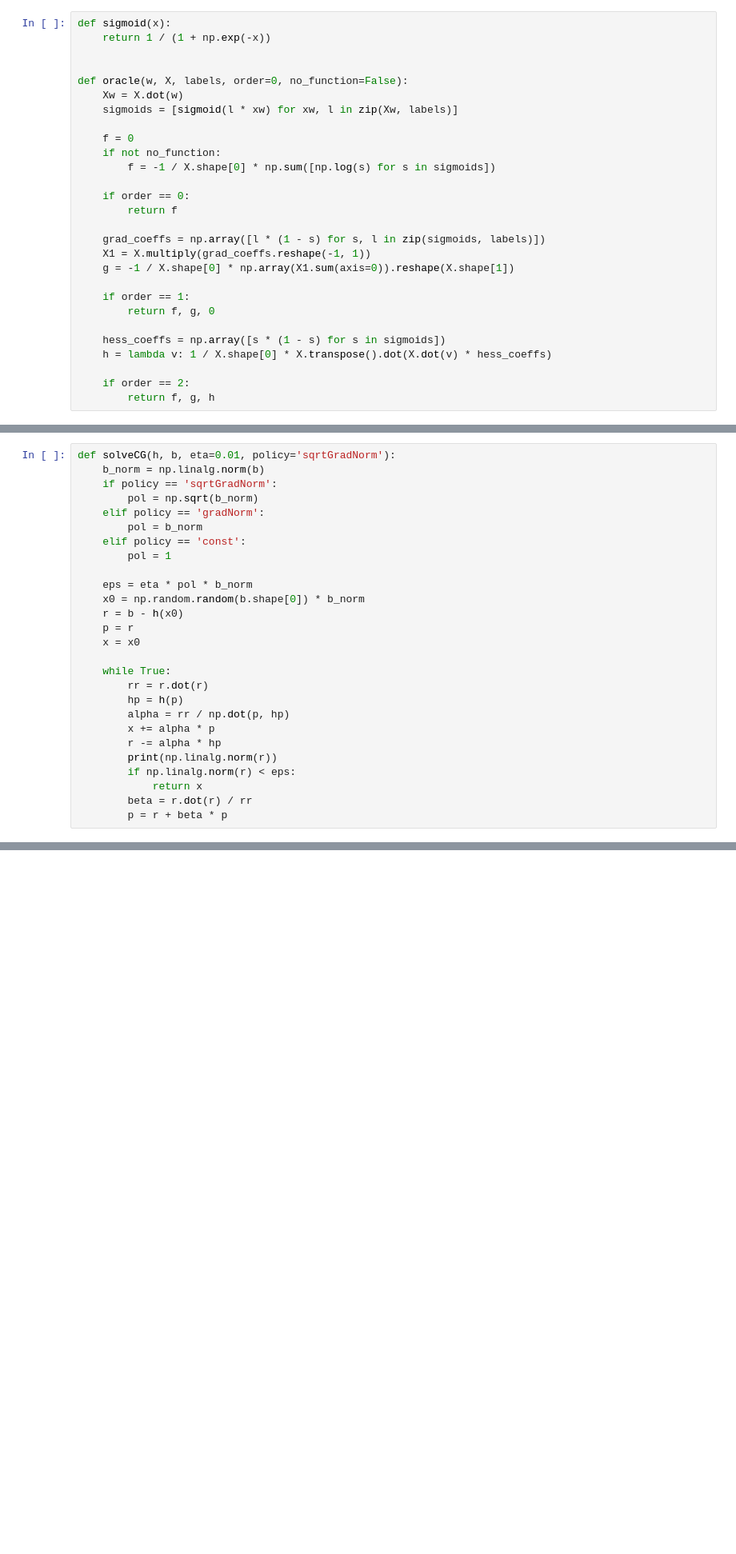
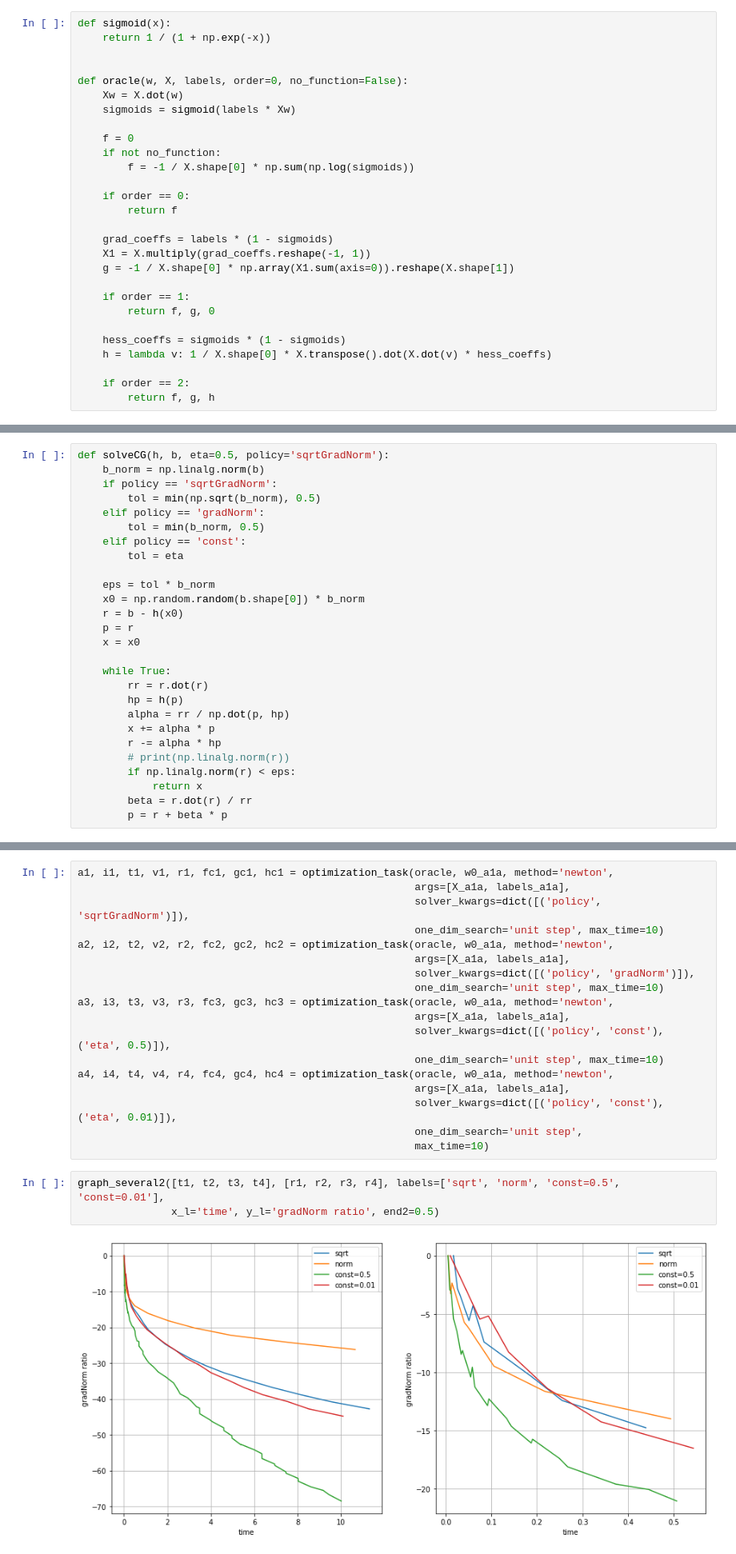
Before and after one commit to Andreev-Nikita-1/PyCharm-Projects, a Jupyter notebook: PyProject1/notebooks/met-opt-3.ipynb, the cells around one changed output, grey strips where cells are left out. Shown at 80% size. Saved outputs shown, nothing was run; the diff lists cells and outputs as text; blank space fills up the shorter version.

```diff
--- a/PyProject1/notebooks/met-opt-3.ipynb
+++ b/PyProject1/notebooks/met-opt-3.ipynb
@@ -20,23 +20,23 @@ def sigmoid(x):
 
 def oracle(w, X, labels, order=0, no_function=False):
     Xw = X.dot(w)
-    sigmoids = [sigmoid(l * xw) for xw, l in zip(Xw, labels)]
+    sigmoids = sigmoid(labels * Xw)
 
     f = 0
     if not no_function:
-        f = -1 / X.shape[0] * np.sum([np.log(s) for s in sigmoids])
+        f = -1 / X.shape[0] * np.sum(np.log(sigmoids))
 
     if order == 0:
         return f
 
-    grad_coeffs = np.array([l * (1 - s) for s, l in zip(sigmoids, labels)])
+    grad_coeffs = labels * (1 - sigmoids)
     X1 = X.multiply(grad_coeffs.reshape(-1, 1))
     g = -1 / X.shape[0] * np.array(X1.sum(axis=0)).reshape(X.shape[1])
 
     if order == 1:
         return f, g, 0
 
-    hess_coeffs = np.array([s * (1 - s) for s in sigmoids])
+    hess_coeffs = sigmoids * (1 - sigmoids)
     h = lambda v: 1 / X.shape[0] * X.transpose().dot(X.dot(v) * hess_coeffs)
 
     if order == 2:
@@ -163,16 +163,16 @@ def solveCholesky(h, d, eps=0.0001):
 # %% [markdown]
 ### Неточный метод сопряжённых градиентов:
 # %%
-def solveCG(h, b, eta=0.01, policy='sqrtGradNorm'):
+def solveCG(h, b, eta=0.5, policy='sqrtGradNorm'):
     b_norm = np.linalg.norm(b)
     if policy == 'sqrtGradNorm':
-        pol = np.sqrt(b_norm)
+        tol = min(np.sqrt(b_norm), 0.5)
     elif policy == 'gradNorm':
-        pol = b_norm
+        tol = min(b_norm, 0.5)
     elif policy == 'const':
-        pol = 1
+        tol = eta
 
-    eps = eta * pol * b_norm
+    eps = tol * b_norm
     x0 = np.random.random(b.shape[0]) * b_norm
     r = b - h(x0)
     p = r
@@ -184,7 +184,7 @@ def solveCG(h, b, eta=0.01, policy='sqrtGradNorm'):
         alpha = rr / np.dot(p, hp)
         x += alpha * p
         r -= alpha * hp
-        print(np.linalg.norm(r))
+        # print(np.linalg.norm(r))
         if np.linalg.norm(r) < eps:
             return x
         beta = r.dot(r) / rr
@@ -425,0 +430,23 @@ rand function minimum = 0
+# %%
+a1, i1, t1, v1, r1, fc1, gc1, hc1 = optimization_task(oracle, w0_a1a, method='newton',
+                                                      args=[X_a1a, labels_a1a],
+                                                      solver_kwargs=dict([('policy', 'sqrtGradNorm')]),
+                                                      one_dim_search='unit step', max_time=10)
+a2, i2, t2, v2, r2, fc2, gc2, hc2 = optimization_task(oracle, w0_a1a, method='newton',
+                                                      args=[X_a1a, labels_a1a],
+                                                      solver_kwargs=dict([('policy', 'gradNorm')]),
+                                                      one_dim_search='unit step', max_time=10)
+a3, i3, t3, v3, r3, fc3, gc3, hc3 = optimization_task(oracle, w0_a1a, method='newton',
+                                                      args=[X_a1a, labels_a1a],
+                                                      solver_kwargs=dict([('policy', 'const'), ('eta', 0.5)]),
+                                                      one_dim_search='unit step', max_time=10)
+a4, i4, t4, v4, r4, fc4, gc4, hc4 = optimization_task(oracle, w0_a1a, method='newton',
+                                                      args=[X_a1a, labels_a1a],
+                                                      solver_kwargs=dict([('policy', 'const'), ('eta', 0.01)]),
+                                                      one_dim_search='unit step',
+                                                      max_time=10)
+# %%
+graph_several2([t1, t2, t3, t4], [r1, r2, r3, r4], labels=['sqrt', 'norm', 'const=0.5', 'const=0.01'],
+               x_l='time', y_l='gradNorm ratio', end2=0.5)
+# %% [output]
+[figure, added]
```
Also changed, not shown: parts of 35 cells of this notebook, 2 other files.
